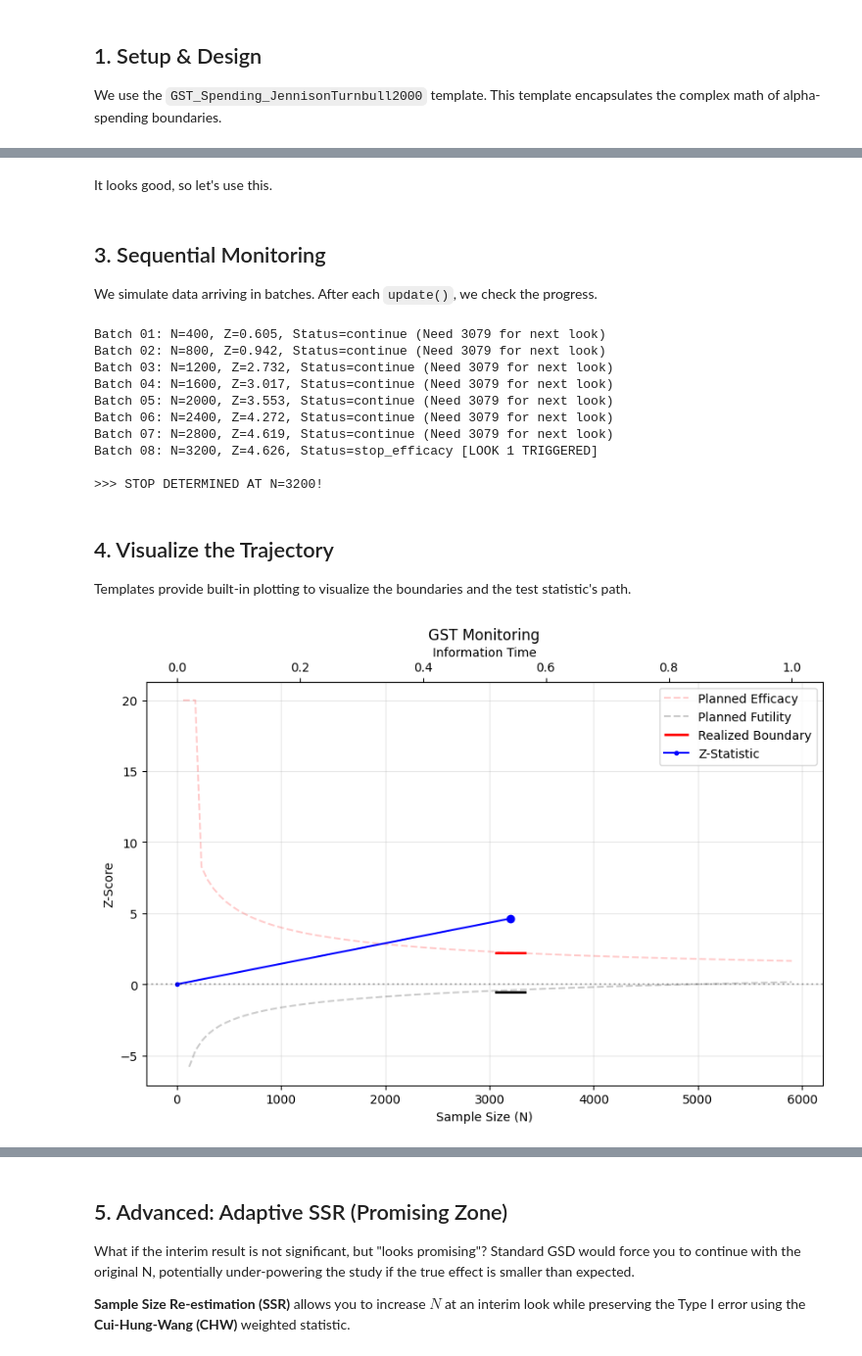
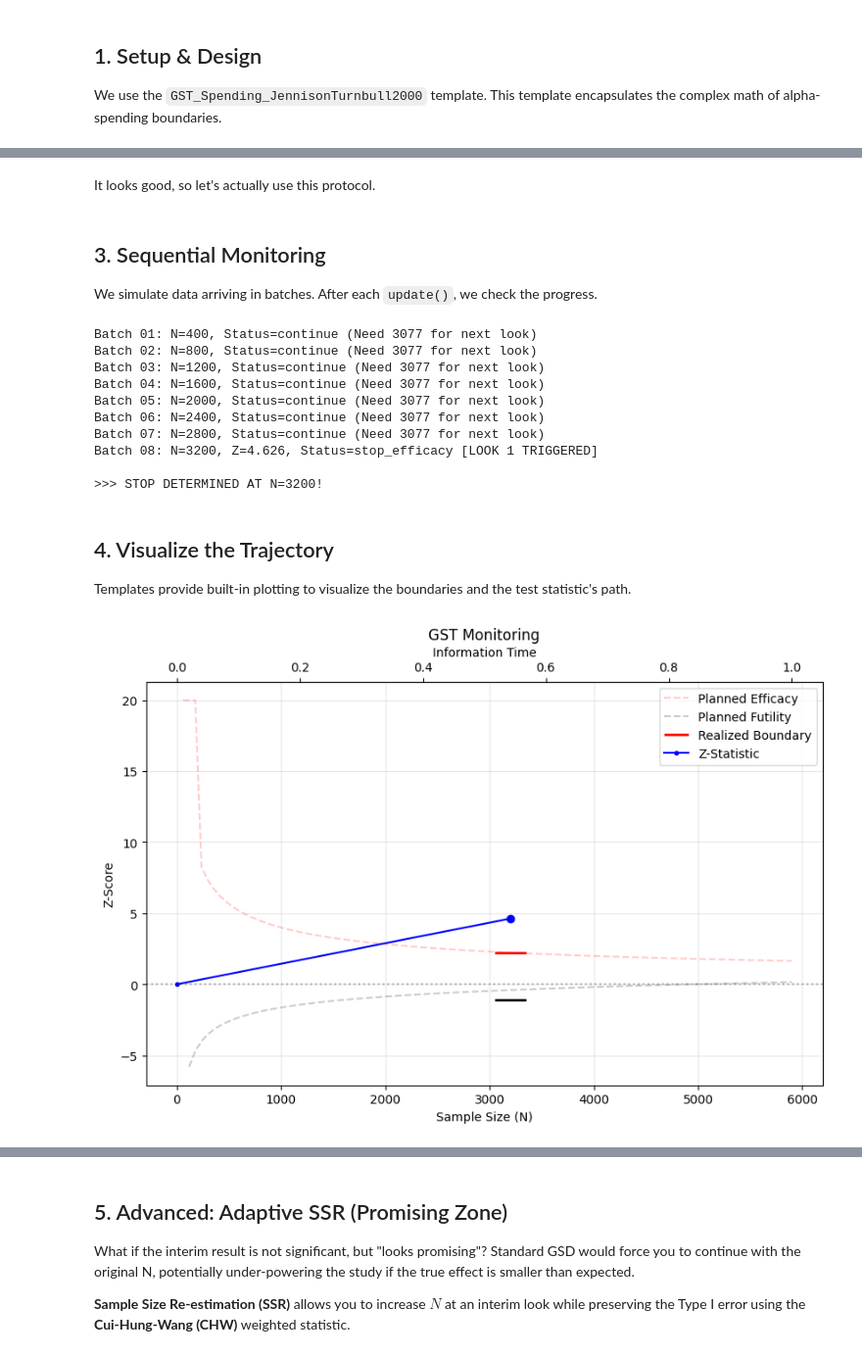
Before and after one commit to early-sign/EarlySign, a Jupyter notebook: docs/source/tutorial/201_group_sequential_design.ipynb, the cells around one changed output, grey strips where cells are left out. Shown at 98% size. Saved outputs shown, nothing was run; the diff lists cells and outputs as text; code cells hidden in the pictures.

```diff
--- a/docs/source/tutorial/201_group_sequential_design.ipynb
+++ b/docs/source/tutorial/201_group_sequential_design.ipynb
@@ -13,9 +13,9 @@ In this tutorial, we will:
 
 We use the `GST_Spending_JennisonTurnbull2000` template. This template encapsulates the complex math of alpha-spending boundaries.
 # %%
-import numpy as np
 import ibis
 import matplotlib.pyplot as plt
+
 from earlysign.core.ledger import Ledger
 from earlysign.schema.ES3.Binomial import ArmData
 from earlysign.schema.ES3.GST.Log import DecisionStatus
@@ -30,8 +30,8 @@ ledger.ensure()
 
 # 1. Design the protocol
 # 5 Looks, O-Brien Fleming boundaries.
-trial = JennisonTurnbull2000Template(ledger)
-protocol = trial.design(
+template = JennisonTurnbull2000Template(ledger)
+protocol = template.design(
     p_control=0.10,
     p_treatment=0.12,
     alpha=0.05,
@@ -40,8 +40,7 @@ protocol = trial.design(
     spending_function="obrien_fleming",
 )
 
+print("Let's take a look at the designed stopping policy.")
 print(f"Planned Max N: {int(protocol.method.stopping_policy.timer.max_sample_size)}")
-
-# Initialize random number generator for reproducibility
-rng = np.random.default_rng(42)
+protocol.model_dump()["method"]["stopping_policy"]
 # %% [output]
@@ -97,13 +95,19 @@ display(res["figure"])
 [figure]
 # %% [markdown]
-It looks good, so let's use this.
+It looks good, so let's actually use this protocol.
 # %%
-trial.set_protocol(protocol)
+# Write protocol to the ledger
+template.set_protocol(protocol)
 # %% [markdown]
 ## 3. Sequential Monitoring
 
 We simulate data arriving in batches. After each `update()`, we check the progress.
 # %%
+import numpy as np
+
+# Initialize random number generator for reproducibility
+rng = np.random.default_rng(42)
+
 p_c, p_t = 0.10, 0.14  # True effect is larger than designed delta (0.02)
 n_per_batch = 200
 
@@ -115,10 +119,10 @@ for iteration in range(1, 15):
     ]
 
     # 2. Analyze
-    trial.update(batch)
+    template.update(batch)
 
     # 3. Decision Check
-    report = trial.report_progress()
+    report = template.report_progress()
     status = report["status"]
     n_curr = report["sample_n"]
     z_curr = report["z_stat"]
@@ -134,21 +138,20 @@ for iteration in range(1, 15):
     else:
         trigger_msg = ""
 
-    print(
-        f"Batch {iteration:02d}: N={n_curr}, Z={z_curr:.3f}, Status={status} {trigger_msg}"
-    )
+    z_str = f", Z={z_curr:.3f}" if z_curr is not None else ""
+    print(f"Batch {iteration:02d}: N={n_curr}{z_str}, Status={status} {trigger_msg}")
 
     if status != DecisionStatus.CONTINUE_:
         print(f"\n>>> STOP DETERMINED AT N={n_curr}!")
         break
 # %% [output]
-Batch 01: N=400, Z=0.605, Status=continue (Need 3079 for next look)
-Batch 02: N=800, Z=0.942, Status=continue (Need 3079 for next look)
-Batch 03: N=1200, Z=2.732, Status=continue (Need 3079 for next look)
-Batch 04: N=1600, Z=3.017, Status=continue (Need 3079 for next look)
-Batch 05: N=2000, Z=3.553, Status=continue (Need 3079 for next look)
-Batch 06: N=2400, Z=4.272, Status=continue (Need 3079 for next look)
-Batch 07: N=2800, Z=4.619, Status=continue (Need 3079 for next look)
+Batch 01: N=400, Status=continue (Need 3077 for next look)
+Batch 02: N=800, Status=continue (Need 3077 for next look)
+Batch 03: N=1200, Status=continue (Need 3077 for next look)
+Batch 04: N=1600, Status=continue (Need 3077 for next look)
+Batch 05: N=2000, Status=continue (Need 3077 for next look)
+Batch 06: N=2400, Status=continue (Need 3077 for next look)
+Batch 07: N=2800, Status=continue (Need 3077 for next look)
 Batch 08: N=3200, Z=4.626, Status=stop_efficacy [LOOK 1 TRIGGERED]
 
 >>> STOP DETERMINED AT N=3200!
@@ -157,7 +160,7 @@ Batch 08: N=3200, Z=4.626, Status=stop_efficacy [LOOK 1 TRIGGERED]
 
 Templates provide built-in plotting to visualize the boundaries and the test statistic's path.
 # %%
-trial.plot_result()
+template.plot_result()
 plt.show()
 # %% [output]
-[figure, old version]
+[figure, new version]
```
Also changed, not shown: parts of 7 cells of this notebook, 32 other files.
